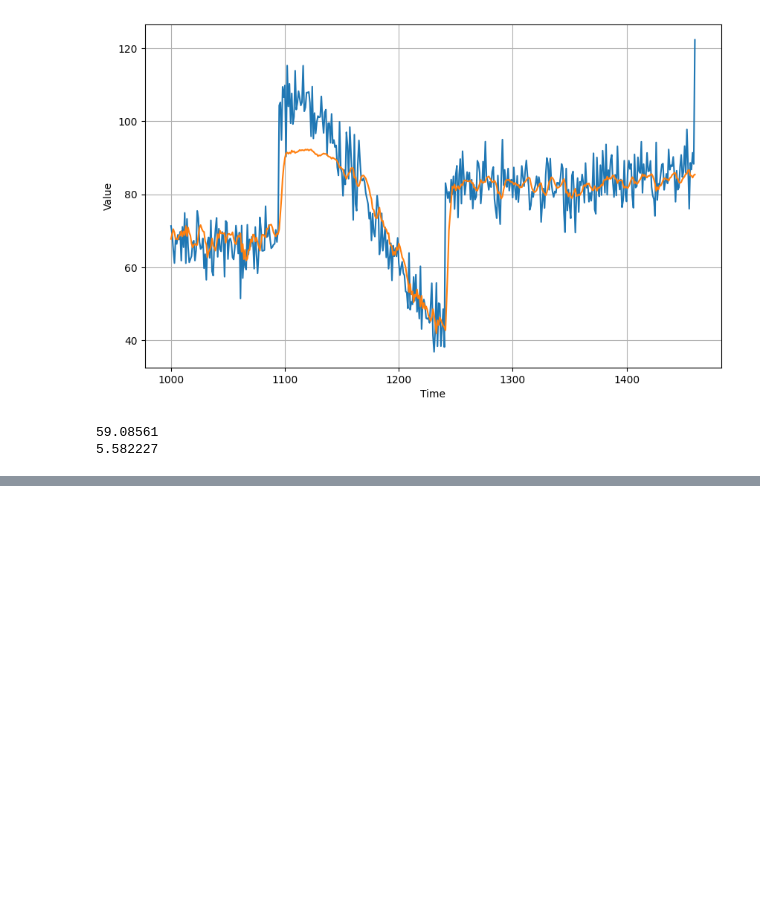
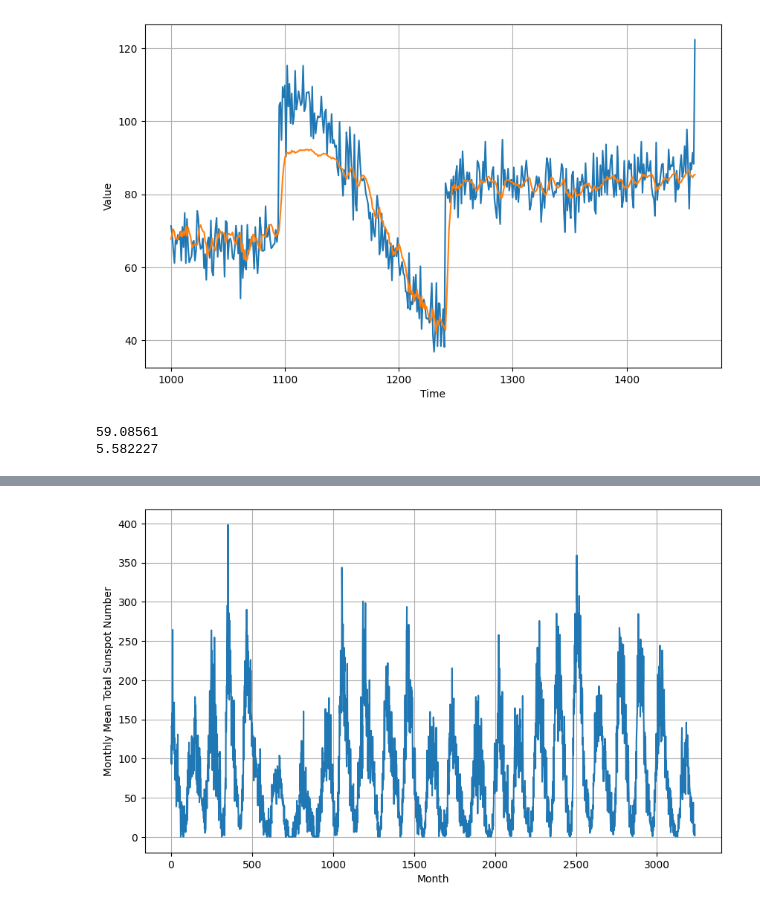
Before and after one commit to samp3209/courseraprojects, a Jupyter notebook: Time_Series_TensorFlow.ipynb, the cells around one changed output, grey strips where cells are left out. Cells and saved outputs as stored; diff of their text form; code cells hidden in the pictures; blank space fills up the shorter version.

```diff
--- a/Time_Series_TensorFlow.ipynb
+++ b/Time_Series_TensorFlow.ipynb
@@ -1919,0 +2357,28 @@ print(tf.keras.metrics.mean_absolute_error(x_valid, results).numpy())
+# %%
+# Initialize lists
+import csv
+time_step = []
+sunspots = []
+
+# Open CSV file
+with open('./Sunspots.csv') as csvfile:
+
+  # Initialize reader
+  reader = csv.reader(csvfile, delimiter=',')
+
+  # Skip the first line
+  next(reader)
+
+  # Append row and sunspot number to lists
+  for row in reader:
+    time_step.append(int(row[0]))
+    sunspots.append(float(row[2]))
+
+# Convert lists to numpy arrays
+time = np.array(time_step)
+series = np.array(sunspots)
+
+# Preview the data
+plot_series(time, series, xlabel='Month', ylabel='Monthly Mean Total Sunspot Number')
+# %% [output]
+[figure, added]
```
Also changed, not shown: parts of 34 cells of this notebook.
